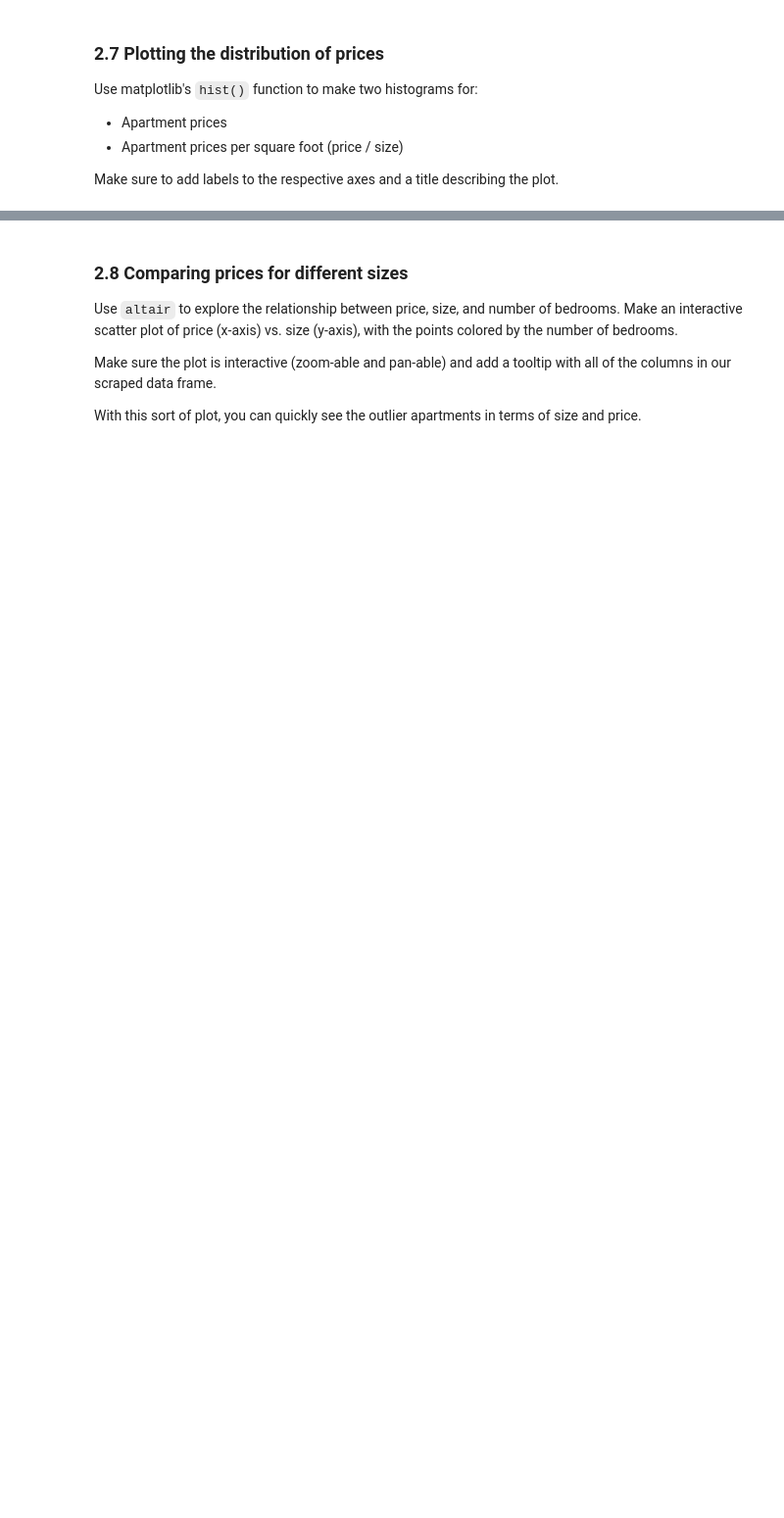
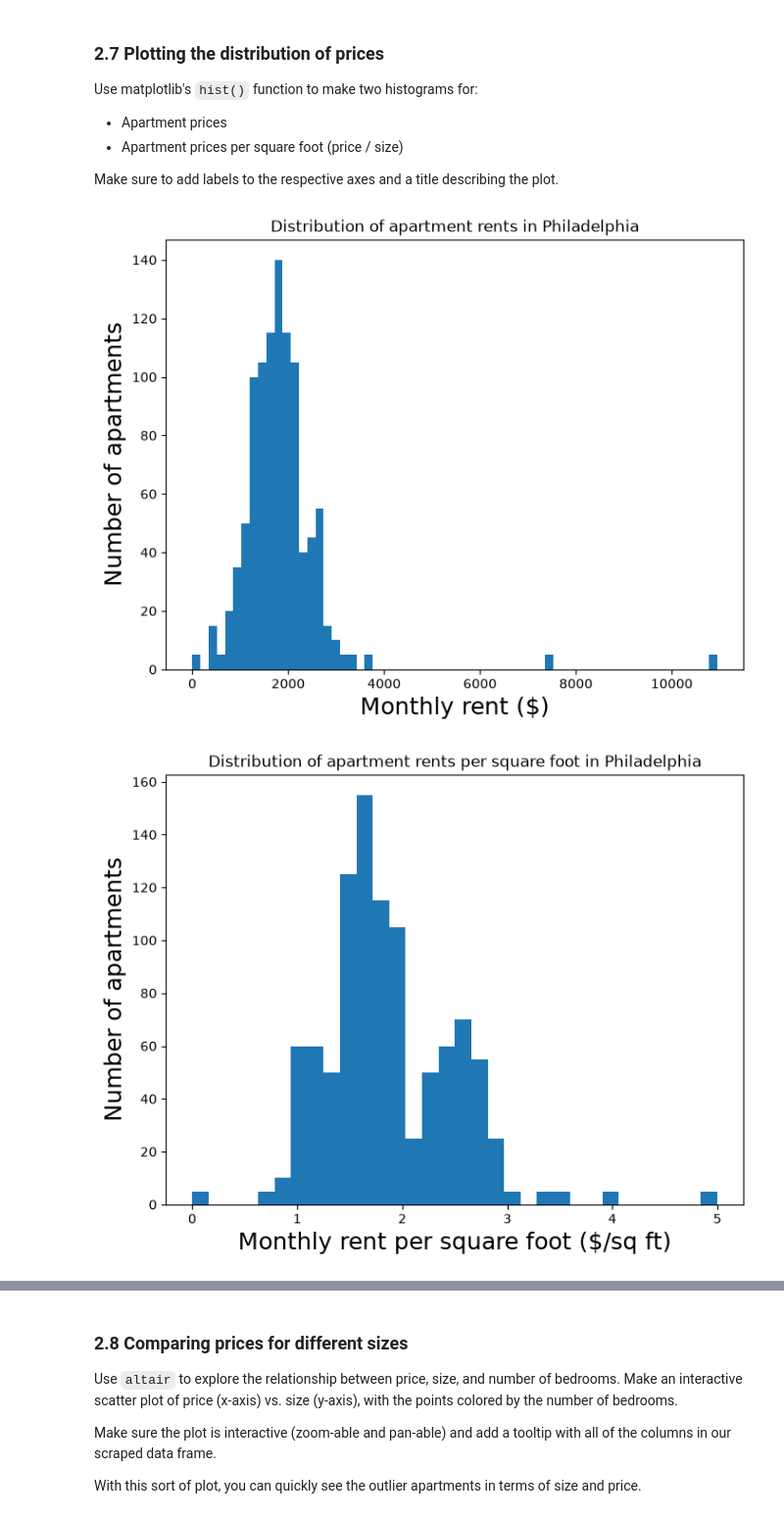
Before and after one commit to DOGZzl1xy/MUSA-5500-Geospatial-Data-Science-Python, a Jupyter notebook: public/assignments/assignment4_Xuanyu_Zhou/assignment-4.ipynb, the cells around one changed output, grey strips where cells are left out. Shown at 98% size. Drawn from its saved outputs; the diff is of its cells as text; code cells hidden in the pictures; blank space fills up the shorter version.

Commit message:
Update Assignment 4 analysis and rental visualizations

```diff
--- a/public/assignments/assignment4_Xuanyu_Zhou/assignment-4.ipynb
+++ b/public/assignments/assignment4_Xuanyu_Zhou/assignment-4.ipynb
@@ -388,7 +417,7 @@ def format_bedrooms(bedrooms_string):
     # This will involve using the string.replace() function to
     # remove unwanted characters
 
-    return
+    return int(bedrooms_string.replace("br", "").strip())
 # %%
 def format_size(size_string):
     # Format the size string and return a float
@@ -396,14 +425,14 @@ def format_size(size_string):
     # This will involve using the string.replace() function to
     # remove unwanted characters
 
-    return
+    return float(size_string.replace("ft2", "").replace(",", "").strip())
 # %%
 def format_price(price_string):
     # Format the price string and return a float
     #
     # This will involve using the string.strip() function to
     # remove unwanted characters
-    return
+    return float(price_string.strip().strip("$").replace(",", ""))
 # %% [markdown]
 ### 2.6 Putting it all together
 
@@ -454,8 +483,8 @@ for page_num in range(1, max_pages + 1):
     # YOUR CODE: get the list of all apartments
     # This is the same code from Part 1.2 and 1.3
     # It should be a list of 120 apartments
-    soup =
-    apts =
+    soup = BeautifulSoup(driver.page_source, "html.parser")
+    apts = soup.select(".cl-search-result")
     print("Number of apartments = ", len(apts))
 
     # loop over each apartment in the list
@@ -463,16 +492,16 @@ for page_num in range(1, max_pages + 1):
     for apt in apts:
 
         # YOUR CODE: the bedrooms string
-        bedrooms =
+        bedrooms = apt.select_one(".post-bedrooms").text
 
         # YOUR CODE: the size string
-        size =
+        size = apt.select_one(".post-sqft").text
 
         # YOUR CODE: the title string
-        title =
+        title = apt.select_one(".posting-title").text
 
         # YOUR CODE: the price string
-        price =
+        price = apt.select_one(".priceinfo").text
 
 
         # Format using functions from Part 1.5
@@ -502,6 +550,31 @@ Use matplotlib's `hist()` function to make two histograms for:
 - Apartment prices per square foot (price / size)
 
 Make sure to add labels to the respective axes and a title describing the plot.
+# %%
+from matplotlib import pyplot as plt
+
+fig, ax = plt.subplots(figsize=(8, 6))
+
+ax.hist(results["price"], bins="auto")
+
+# Format
+ax.set_xlabel("Monthly rent ($)", fontsize=18)
+ax.set_ylabel("Number of apartments", fontsize=18)
+ax.set_title("Distribution of apartment rents in Philadelphia")
+plt.show()
+
+fig, ax = plt.subplots(figsize=(8, 6))
+
+ax.hist(results["price"] / results["size"], bins="auto")
+
+# Format
+ax.set_xlabel("Monthly rent per square foot ($/sq ft)", fontsize=18)
+ax.set_ylabel("Number of apartments", fontsize=18)
+ax.set_title("Distribution of apartment rents per square foot in Philadelphia")
+plt.show()
+# %% [output]
+[figure, added]
+[figure, added]
 # %% [markdown]
 #### Side note: rental prices per sq. ft. from Craigslist
 
```
Also changed, not shown: parts of 17 cells of this notebook.
